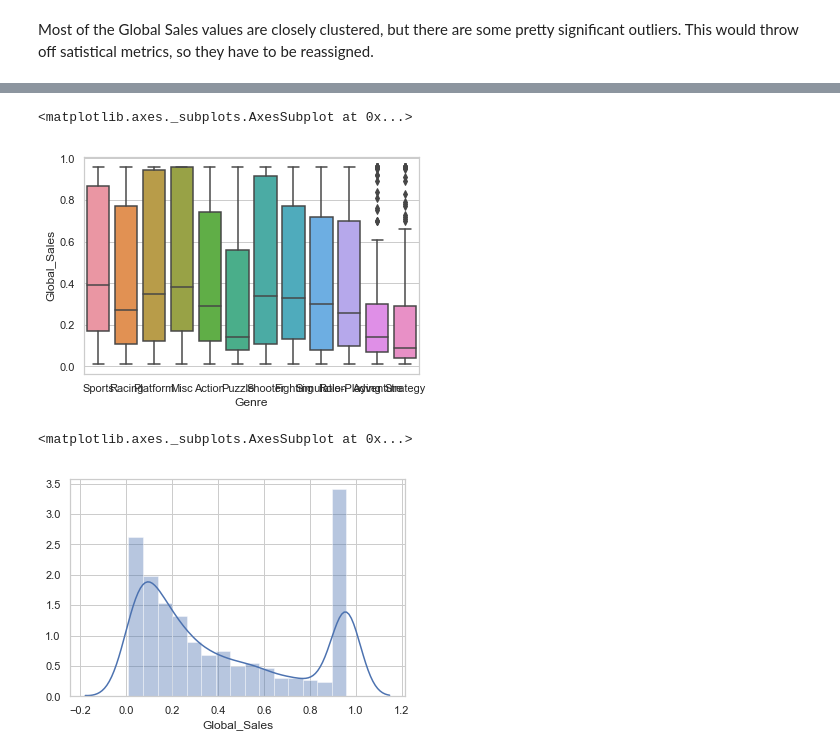
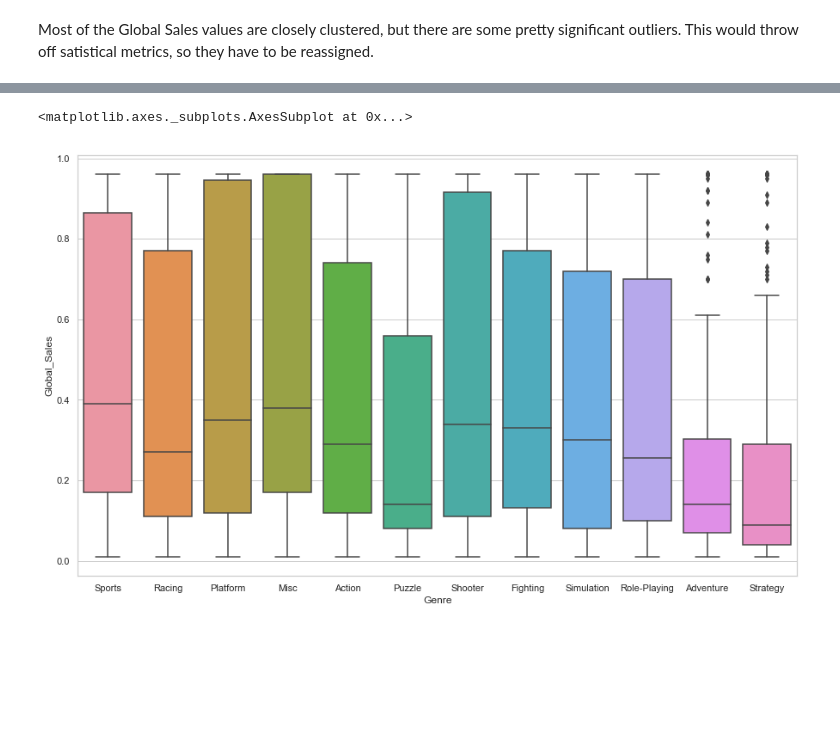
Before and after one commit to legomydiego/Thinkful-Unit-3, a Jupyter notebook: Supervised Learning Capstone Project.ipynb, the cells around one changed output, grey strips where cells are left out. Saved outputs shown, nothing was run; the diff lists cells and outputs as text; code cells hidden in the pictures; blank space fills up the shorter version.

```diff
--- a/Supervised Learning Capstone Project.ipynb
+++ b/Supervised Learning Capstone Project.ipynb
@@ -180,0 +168,5 @@ Name: Global_Sales, Length: 6825, dtype: float64
+# %%
+outlier_columns = ['NA_Sales','EU_Sales','JP_Sales','Other_Sales','Global_Sales','User_Count']
+# %%
+for column in outlier_columns:
+    clean_df[column] = clean_df[column].apply(reduce_outlier)
@@ -181,10 +187,6 @@ Name: Global_Sales, Length: 6825, dtype: float64
 # %%
-sns.boxplot(x=clean_df['Genre'], y=clean_df['Global_Sales'].apply(reduce_outlier))
+plt.figure(figsize=(15, 9))
+sns.boxplot(x=clean_df['Genre'], y=clean_df['Global_Sales'])
 # %% [output]
 <matplotlib.axes._subplots.AxesSubplot at 0x...>
-[figure, old version]
+[figure, new version]
-# %%
-sns.distplot(clean_df['Global_Sales'].apply(reduce_outlier))
-# %% [output]
-<matplotlib.axes._subplots.AxesSubplot at 0x...>
-[figure, removed]
```
Also changed, not shown: parts of 12 cells of this notebook.
